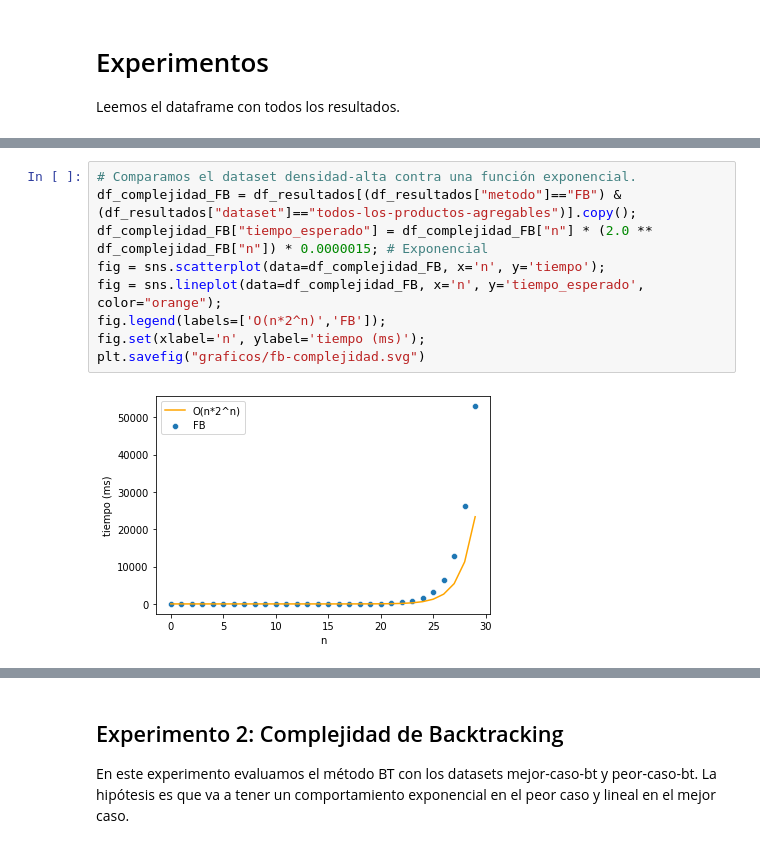
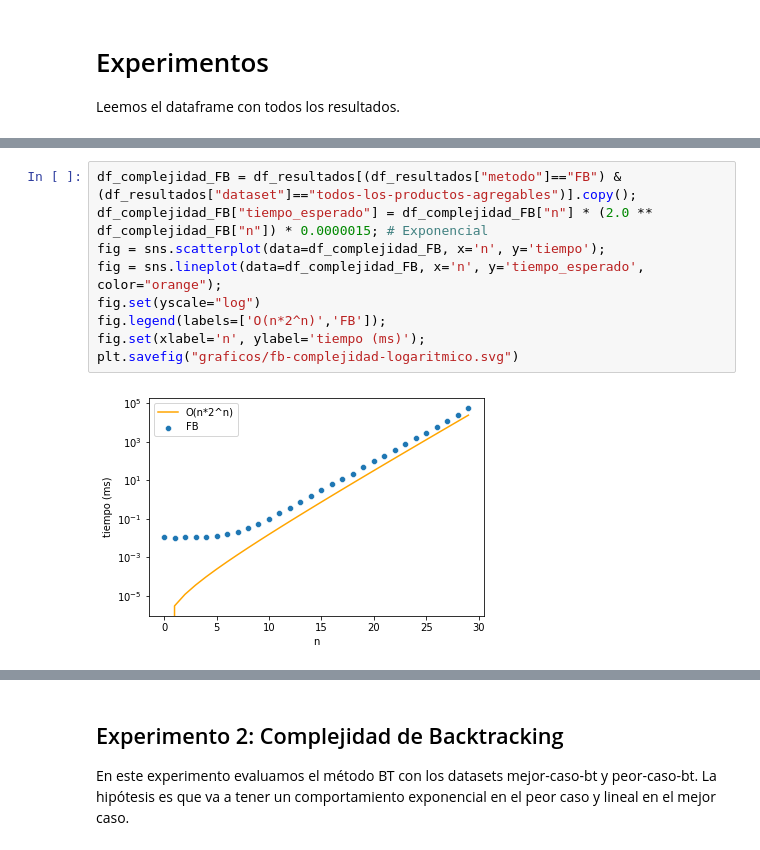
Before and after one commit to axelnico/algo3TP1, a Jupyter notebook: python/analisis.ipynb, the cells around one changed output, grey strips where cells are left out. Saved outputs shown, nothing was run; the diff lists cells and outputs as text.

```diff
--- a/python/analisis.ipynb
+++ b/python/analisis.ipynb
@@ -54,12 +52,12 @@ plt.savefig("graficos/fb-todos-los-productos-ninguno.svg");
 # %%
-# Comparamos el dataset densidad-alta contra una función exponencial.
 df_complejidad_FB = df_resultados[(df_resultados["metodo"]=="FB") & (df_resultados["dataset"]=="todos-los-productos-agregables")].copy();
 df_complejidad_FB["tiempo_esperado"] = df_complejidad_FB["n"] * (2.0 ** df_complejidad_FB["n"]) * 0.0000015; # Exponencial
 fig = sns.scatterplot(data=df_complejidad_FB, x='n', y='tiempo');
 fig = sns.lineplot(data=df_complejidad_FB, x='n', y='tiempo_esperado', color="orange");
+fig.set(yscale="log")
 fig.legend(labels=['O(n*2^n)','FB']);
 fig.set(xlabel='n', ylabel='tiempo (ms)');
-plt.savefig("graficos/fb-complejidad.svg")
+plt.savefig("graficos/fb-complejidad-logaritmico.svg")
 # %% [output]
-[figure, old version]
+[figure, new version]
 # %%
```
Also changed, not shown: parts of 12 cells of this notebook, 7 other files.
